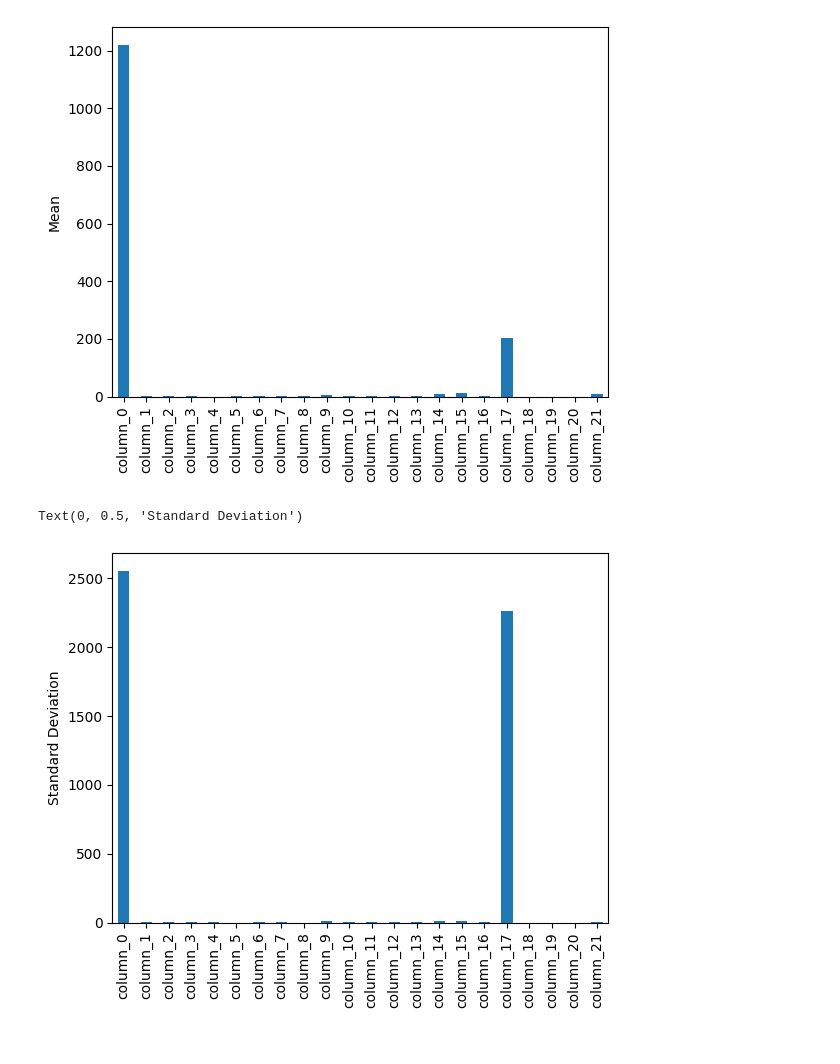
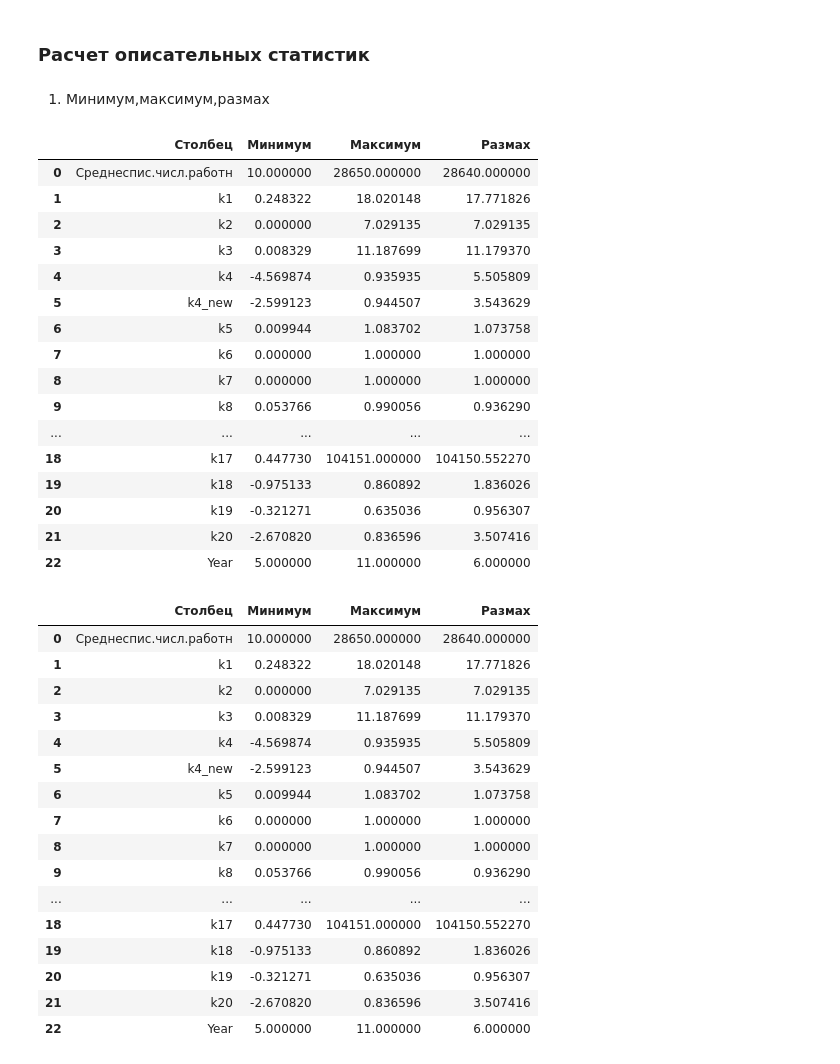
Before and after one commit to poluzerovT/daefi, a Jupyter notebook: dobricki/task1.ipynb, the cells around one changed output. Cells and saved outputs as stored; diff of their text form; code cells hidden in the pictures.

```diff
--- a/dobricki/task1.ipynb
+++ b/dobricki/task1.ipynb
@@ -32,14 +1,65 @@ cleaned_file.plot()
-# %%
-means = cleaned_file.mean()
-means.plot(kind='bar')
-plt.ylabel('Mean')
-plt.show()
-# %% [output]
-[figure, removed]
-# %%
-std = cleaned_file.std()
-std.plot(kind='bar')
-plt.ylabel('Standard Deviation')
-# %% [output]
-Text(0, 0.5, 'Standard Deviation')
-[figure, removed]
+# %% [markdown]
+### Расчет описательных статистик
+# %% [markdown]
+1. Минимум,максимум,размах
+# %%
+from sys import displayhook
+from unittest import result
+
+import numpy as np
+import pandas as pd
+
+file = pd.read_spss("../data/Annual 2005-2011_START.sav")
+self_made_stats = []
+for col in file.columns:
+    self_made_stats.append({
+        "Столбец":col,
+        "Минимум":min(file[col].dropna().tolist()),
+        "Максимум":max(file[col].dropna().tolist()),
+        "Размах": max(file[col].dropna().tolist()) - min(file[col].dropna().tolist())
+    })
+display(pd.DataFrame(self_made_stats))
+pandas_stats = []
+for col in file.columns:
+    pandas_stats.append({
+        "Столбец":col,
+        "Минимум":file[col].min(),
+        "Максимум":file[col].max(),
+        "Размах": file[col].max() - file[col].min()
+    })
+display(pd.DataFrame(pandas_stats))
+# %% [output]
+|  | Столбец | Минимум | Максимум | Размах |
+| 0 | Cреднеспис.числ.работн | 10.000000 | 28650.000000 | 28640.000000 |
+| 1 | k1 | 0.248322 | 18.020148 | 17.771826 |
+| 2 | k2 | 0.000000 | 7.029135 | 7.029135 |
+| 3 | k3 | 0.008329 | 11.187699 | 11.179370 |
+| 4 | k4 | -4.569874 | 0.935935 | 5.505809 |
+| 5 | k4_new | -2.599123 | 0.944507 | 3.543629 |
+| 6 | k5 | 0.009944 | 1.083702 | 1.073758 |
+| 7 | k6 | 0.000000 | 1.000000 | 1.000000 |
+| 8 | k7 | 0.000000 | 1.000000 | 1.000000 |
+| 9 | k8 | 0.053766 | 0.990056 | 0.936290 |
+| ... | ... | ... | ... | ... |
+| 18 | k17 | 0.447730 | 104151.000000 | 104150.552270 |
+| 19 | k18 | -0.975133 | 0.860892 | 1.836026 |
+| 20 | k19 | -0.321271 | 0.635036 | 0.956307 |
+| 21 | k20 | -2.670820 | 0.836596 | 3.507416 |
+| 22 | Year | 5.000000 | 11.000000 | 6.000000 |
+|  | Столбец | Минимум | Максимум | Размах |
+| 0 | Cреднеспис.числ.работн | 10.000000 | 28650.000000 | 28640.000000 |
+| 1 | k1 | 0.248322 | 18.020148 | 17.771826 |
+| 2 | k2 | 0.000000 | 7.029135 | 7.029135 |
+| 3 | k3 | 0.008329 | 11.187699 | 11.179370 |
+| 4 | k4 | -4.569874 | 0.935935 | 5.505809 |
+| 5 | k4_new | -2.599123 | 0.944507 | 3.543629 |
+| 6 | k5 | 0.009944 | 1.083702 | 1.073758 |
+| 7 | k6 | 0.000000 | 1.000000 | 1.000000 |
+| 8 | k7 | 0.000000 | 1.000000 | 1.000000 |
+| 9 | k8 | 0.053766 | 0.990056 | 0.936290 |
+| ... | ... | ... | ... | ... |
+| 18 | k17 | 0.447730 | 104151.000000 | 104150.552270 |
+| 19 | k18 | -0.975133 | 0.860892 | 1.836026 |
+| 20 | k19 | -0.321271 | 0.635036 | 0.956307 |
+| 21 | k20 | -2.670820 | 0.836596 | 3.507416 |
+| 22 | Year | 5.000000 | 11.000000 | 6.000000 |
```
Also changed, not shown: parts of 20 cells of this notebook.
